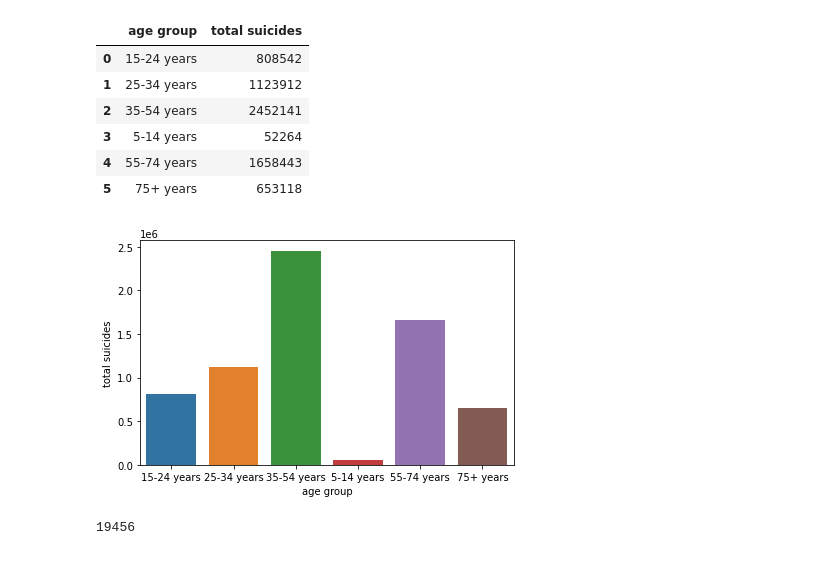
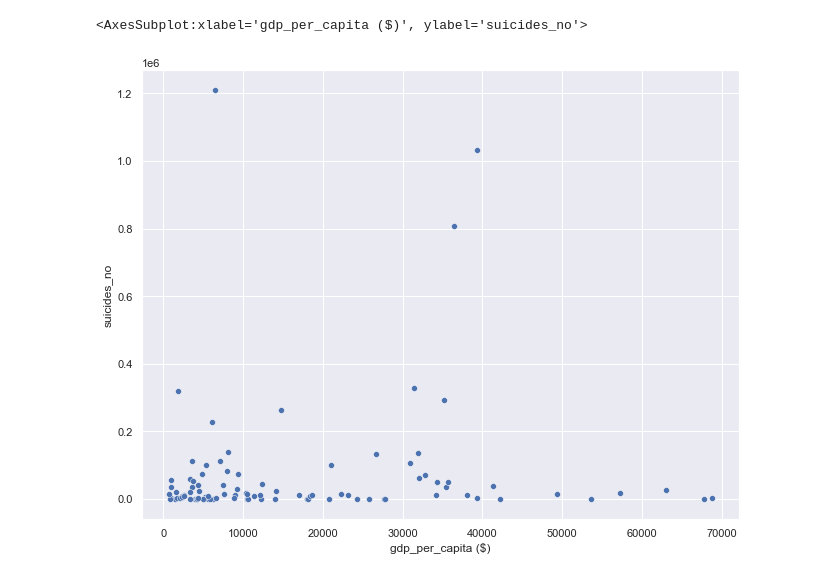
Before and after one commit to aad1tya/suicideRates, a Jupyter notebook: Suicide Rates Analysis.ipynb, the cells around one changed output. Cells and saved outputs as stored; diff of their text form; code cells hidden in the pictures.

```diff
--- a/Suicide Rates Analysis.ipynb
+++ b/Suicide Rates Analysis.ipynb
@@ -49,16 +103,0 @@ age_ratedf = age_ratedf.transpose()
-# %%
-age_ratedf.columns = ['age group', 'total suicides']
-age_ratedf
-# %% [output]
-|  | age group | total suicides |
-| 0 | 15-24 years | 808542 |
-| 1 | 25-34 years | 1123912 |
-| 2 | 35-54 years | 2452141 |
-| 3 | 5-14 years | 52264 |
-| 4 | 55-74 years | 1658443 |
-| 5 | 75+ years | 653118 |
-# %%
-sns.barplot(x = 'age group', y = 'total suicides', data = age_ratedf)
-plt.tight_layout()
-# %% [output]
-[figure, removed]
@@ -67,4 +104,7 @@ df.drop('HDI for year', axis = 1, inplace = True)
-# %%
-df['HDI for year'].isnull().sum()
-# %% [output]
-19456
+# %%
+total_suicides_gdp = pd.concat([country_mean['gdp_per_capita ($)'], total_suicides_country['suicides_no']], axis = 1)
+# %%
+sns.scatterplot(data = total_suicides_gdp, x = 'gdp_per_capita ($)', y = 'suicides_no')
+# %% [output]
+<AxesSubplot:xlabel='gdp_per_capita ($)', ylabel='suicides_no'>
+[figure, added]
```
Also changed, not shown: parts of 31 cells of this notebook.
